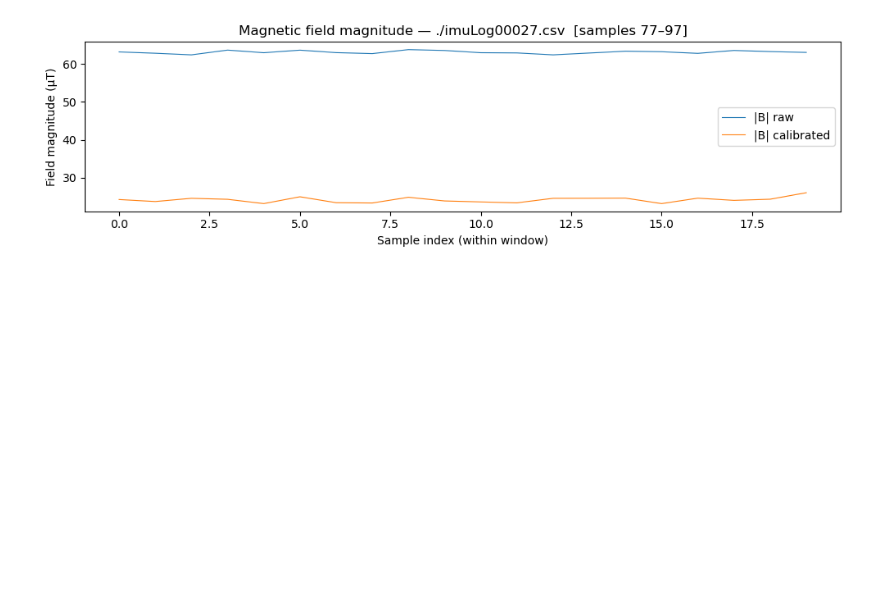
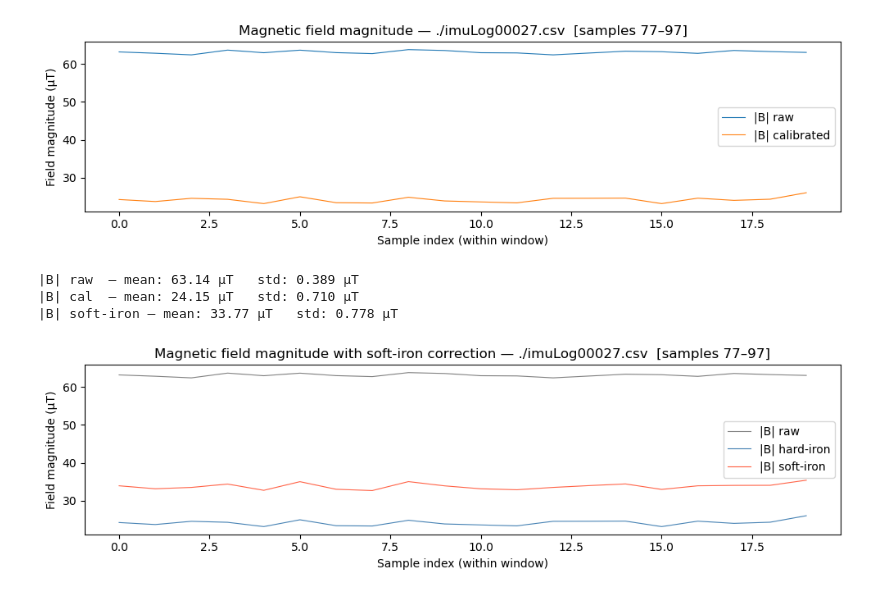
Before and after one commit to arobotdinosaur/MAE_223_Work, a Jupyter notebook: mag_static_noise.ipynb, the cells around one changed output. Cells and saved outputs as stored; diff of their text form; code cells hidden in the pictures; blank space fills up the shorter version.

```diff
--- a/mag_static_noise.ipynb
+++ b/mag_static_noise.ipynb
@@ -158,3 +158,33 @@ ax_b.legend(); plt.tight_layout(); plt.show()
 |B| raw  — mean: 63.14 µT   std: 0.389 µT
 |B| cal  — mean: 24.15 µT   std: 0.710 µT
 [figure]
+# %%
+## Soft-iron correction applied to windowed data
+# W matrix from magcal_notebook (eigenvector decomposition of hard-iron-corrected covariance)
+W = np.array([[ 1.582072, -0.12013,  -0.207156],
+              [-0.12013,   1.190786, -0.116498],
+              [-0.207156, -0.116498,  0.810077]])
+
+# Apply W to the hard-iron-corrected windowed data
+m_hi = np.column_stack([mx_c, my_c, mz_c])   # shape (N, 3)
+m_si = (W @ m_hi.T).T                         # shape (N, 3)
+
+B_si = np.linalg.norm(m_si, axis=1)
+
+print(f'|B| raw  — mean: {B_raw.mean():.2f} µT   std: {B_raw.std():.3f} µT')
+print(f'|B| cal  — mean: {B_cal.mean():.2f} µT   std: {B_cal.std():.3f} µT')
+print(f'|B| soft-iron — mean: {B_si.mean():.2f} µT   std: {B_si.std():.3f} µT')
+
+fig, ax_si = plt.subplots(figsize=(10, 3))
+ax_si.plot(t_w, B_raw, label='|B| raw',         lw=0.8, color='grey')
+ax_si.plot(t_w, B_cal, label='|B| hard-iron',   lw=0.8, color='steelblue')
+ax_si.plot(t_w, B_si,  label='|B| soft-iron',   lw=0.8, color='tomato')
+ax_si.set_xlabel('Sample index (within window)')
+ax_si.set_ylabel('Field magnitude (µT)')
+ax_si.set_title(f'Magnetic field magnitude with soft-iron correction — {path}  [samples {i_start}–{i_end}]')
+ax_si.legend(); plt.tight_layout(); plt.show()
+# %% [output]
+|B| raw  — mean: 63.14 µT   std: 0.389 µT
+|B| cal  — mean: 24.15 µT   std: 0.710 µT
+|B| soft-iron — mean: 33.77 µT   std: 0.778 µT
+[figure, added]
```
Also changed, not shown: parts of 2 cells of this notebook, 2 other files.
